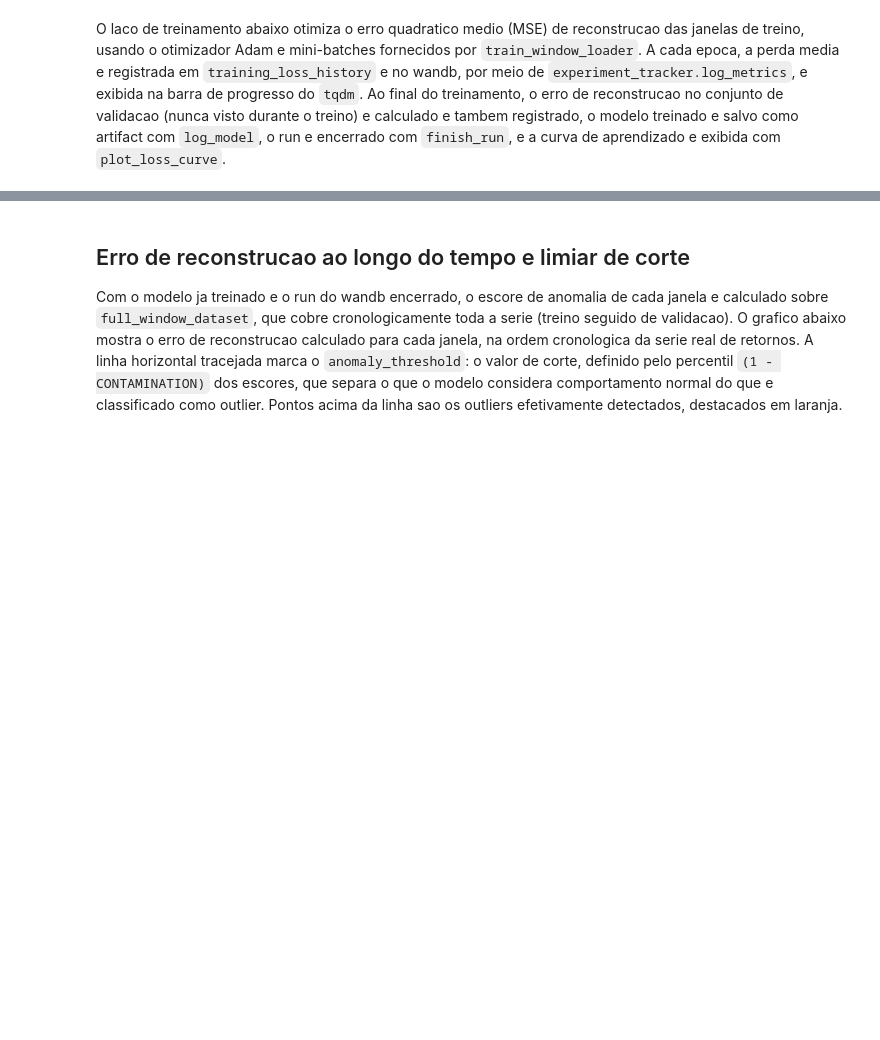
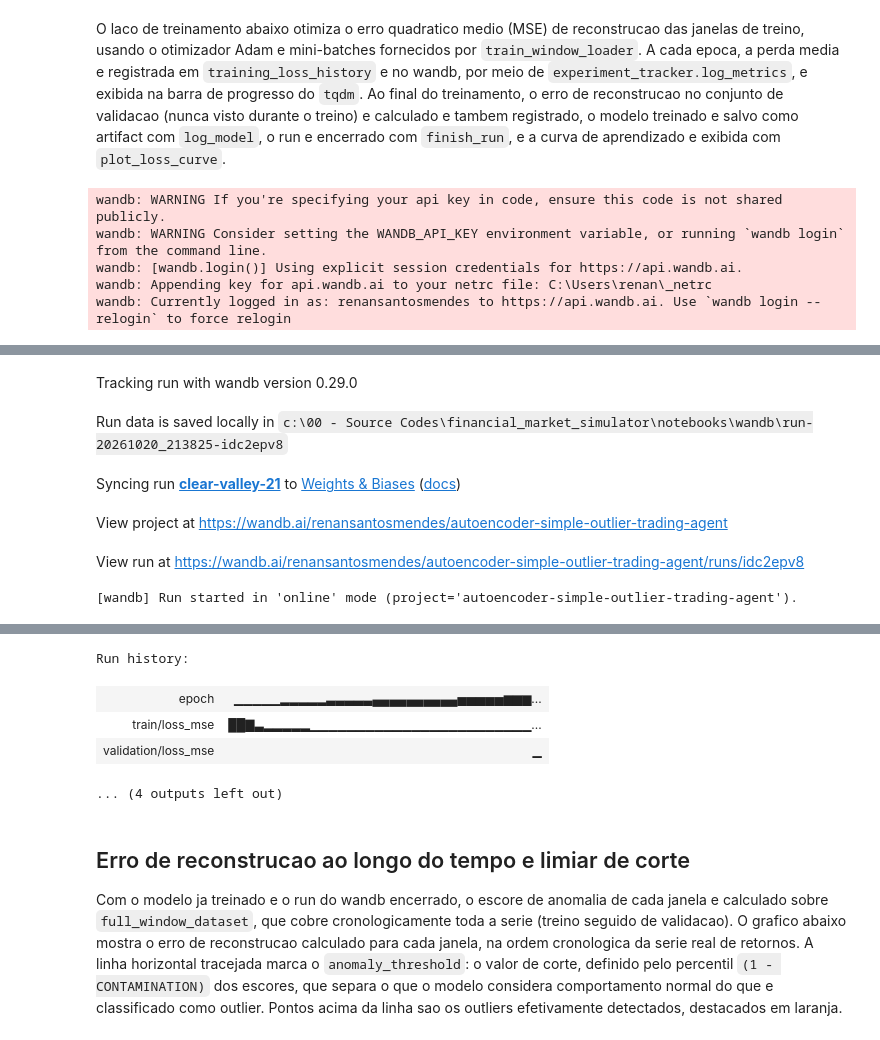
Before and after one commit to IBMEC-CDIA/financial_market_simulator, a Jupyter notebook: notebooks/autoencoder_outlier.ipynb, the cells around one changed output, grey strips where cells are left out. Drawn from its saved outputs; the diff is of its cells as text; code cells hidden in the pictures; blank space fills up the shorter version.

```diff
--- a/notebooks/autoencoder_outlier.ipynb
+++ b/notebooks/autoencoder_outlier.ipynb
@@ -169,7 +164,7 @@ print(brazil_tickers["industria_tecnologia"])
 # %%
-TICKER = "NVDA"
+TICKER = "CMIG4.SA"
 START_DATE = "2020-01-01"
-END_DATE = "2026-09-15"
+END_DATE = "2026-10-06"
 
 price_data = fetch_price_series(TICKER, START_DATE, END_DATE)
 # %% [output]
@@ -253,7 +248,7 @@ laco de treinamento) e um sobre a serie completa e cronologica
 (treino seguido de validacao), usado mais adiante para calcular o
 escore de anomalia de cada janela ao longo de toda a linha do tempo.
 # %%
-WINDOW_SIZE = 10
+WINDOW_SIZE = 5
 BATCH_SIZE = 32
 CONTAMINATION = 0.05
 
@@ -340,13 +335,12 @@ class SimpleAutoencoder(nn.Module):
             nn.Linear(input_dim, hidden_dim),
             nn.ReLU(),
             nn.Linear(hidden_dim, latent_dim),
-            nn.ReLU()
+            nn.ReLU(),
         )
         self.decoder = nn.Sequential(
             nn.Linear(latent_dim, hidden_dim),
             nn.ReLU(),
-            nn.Linear(hidden_dim, input_dim),
-
+            nn.Linear(hidden_dim, input_dim)
         )
 
     def forward(self, input_tensor: torch.Tensor) -> torch.Tensor:
@@ -361,8 +355,7 @@ class SimpleAutoencoder(nn.Module):
             reconstructed windows.
         """
         latent_representation = self.encoder(input_tensor)
-        reconstructed_tensor = self.decoder(latent_representation)
-        return reconstructed_tensor
+        return self.decoder(latent_representation)
 # %% [markdown]
 A celula abaixo instancia o `SimpleAutoencoder` com o tamanho de
 janela definido anteriormente e o move para a `device` disponivel
@@ -370,8 +371,8 @@ janela definido anteriormente e o move para a `device` disponivel
 # %%
-device = "cuda" if torch.cuda.is_available() else "cpu"
-hidden_layer_size = 16
-latent_layer_size = 4
-
-dense_model = ...
+dense_model = SimpleAutoencoder(
+    input_dim=WINDOW_SIZE,
+    hidden_dim=hidden_layer_size,
+    latent_dim=latent_layer_size
+).to(device)
 print(dense_model)
 # %% [output]
@@ -459,7 +472,14 @@ for epoch_index in epoch_progress_bar:
     epoch_loss_total = 0.0
 
     for batch_windows in train_window_loader:
-        ...
+        batch_windows = batch_windows.to(device)
+
+        reconstruction = dense_model(batch_windows)
+        loss_value = loss_function(reconstruction, batch_windows)
+        loss_value.backward()
+
+        optimizer.step()
+        optimizer.zero_grad()
 
         epoch_loss_total += loss_value.item() * batch_windows.shape[0]
 
@@ -498,3 +518,9 @@ training_loss_figure = plot_loss_curve(
     loss_series_name="Train MSE (log-return windows)",
 )
 training_loss_figure.show()
+# %% [output]
+wandb: WARNING If you're specifying your api key in code, ensure this code is not shared publicly.
+wandb: WARNING Consider setting the WANDB_API_KEY environment variable, or running `wandb login` from the command line.
+wandb: [wandb.login()] Using explicit session credentials for https://api.wandb.ai.
+wandb: Appending key for api.wandb.ai to your netrc file: C:\Users\renan\_netrc
+wandb: Currently logged in as: renansantosmendes to https://api.wandb.ai. Use `wandb login --relogin` to force relogin
@@ -500,0 +528,6 @@ training_loss_figure.show()
+Tracking run with wandb version 0.29.0
+Run data is saved locally in c:\00 - Source Codes\financial_market_simulator\notebooks\wandb\run-20261020_213825-idc2epv8
+Syncing run clear-valley-21 to Weights & Biases (docs)
+View project at https://wandb.ai/renansantosmendes/autoencoder-simple-outlier-trading-agent
+View run at https://wandb.ai/renansantosmendes/autoencoder-simple-outlier-trading-agent/runs/idc2epv8
+[wandb] Run started in 'online' mode (project='autoencoder-simple-outlier-trading-agent').
@@ -501,3 +552,8 @@ training_loss_figure.show()
+Run history:
+| epoch | ▁▁▁▁▁▂▂▂▂▂▃▃▃▃▃▄▄▄▄▄▄▄▄▄▄▅▅▅▅▅▆▆▆... |
+| train/loss_mse | ██▇▃▂▂▂▂▂▁▁▁▁▁▁▁▁▁▁▁▁▁▁▁▁▁▁▁▁▁▁▁▁... |
+| validation/loss_mse | ▁ |
+... (4 outputs left out)
 # %% [markdown]
 ## Erro de reconstrucao ao longo do tempo e limiar de corte
 
```
Also changed, not shown: parts of 17 cells of this notebook, 7 other files.
